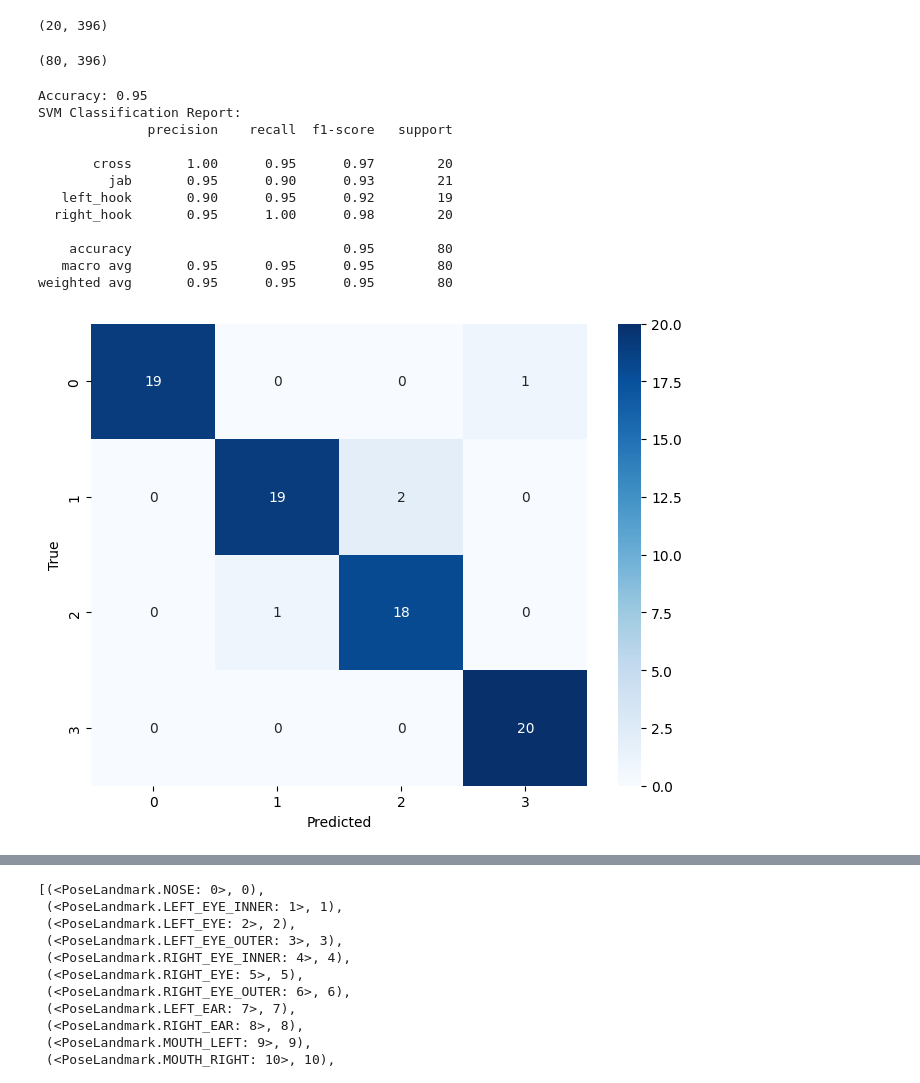
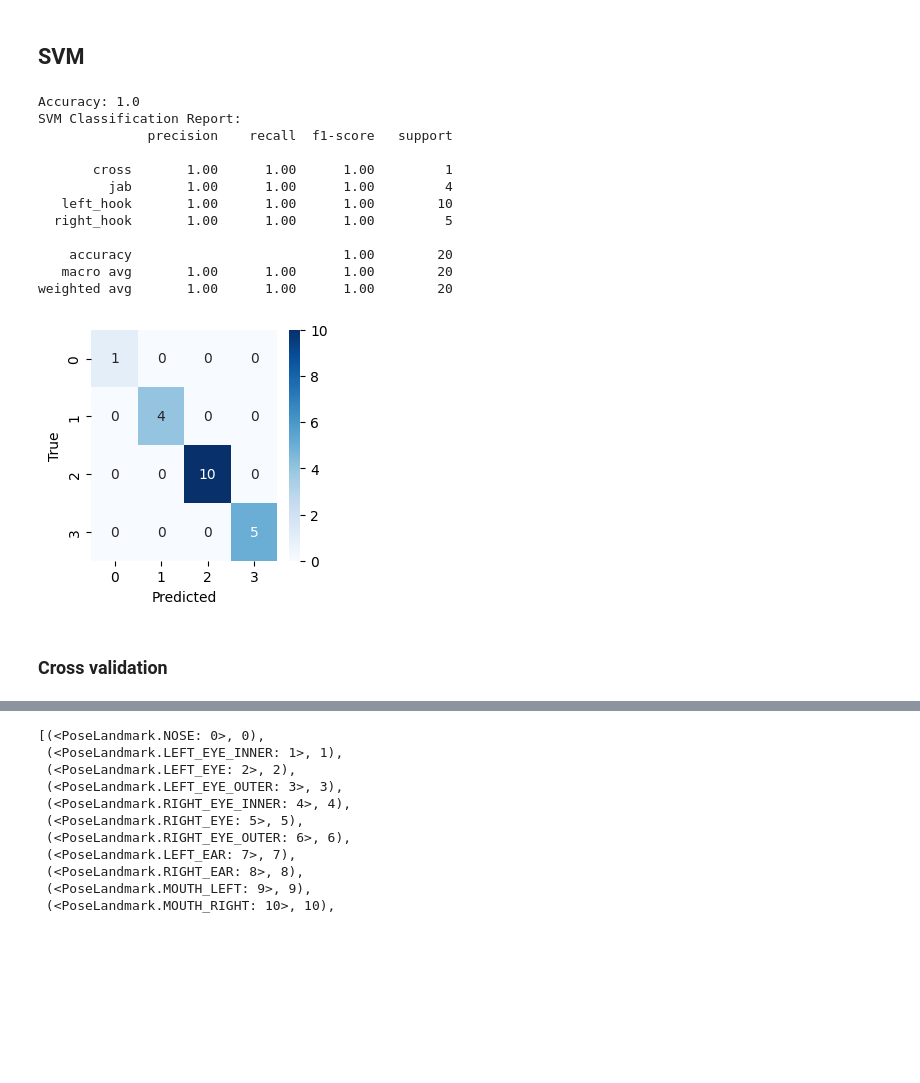
Before and after one commit to Alvie/computer-vision-coursework, a Jupyter notebook: mediapipe_test.ipynb, the cells around one changed output, grey strips where cells are left out. Drawn from its saved outputs; the diff is of its cells as text; code cells hidden in the pictures; blank space fills up the shorter version.

```diff
--- a/mediapipe_test.ipynb
+++ b/mediapipe_test.ipynb
@@ -79,10 +81,10 @@ for file in right_hook_color_files:
     X.append(landmarks)
     y.append('right_hook')
 
-# for file in random_color_files:
-#     load_data = np.load(file)
-#     color_data = load_data['arr_0']
-#     frames = extract_frames(color_data)
-#     landmarks = get_landmarks(frames)
-#     X.append(landmarks)
-#     y.append('random')
+for file in random_color_files:
+    load_data = np.load(file)
+    color_data = load_data['arr_0']
+    frames = extract_frames(color_data)
+    landmarks = get_landmarks(frames)
+    X.append(landmarks)
+    y.append('random')
@@ -89,16 +93,17 @@ for file in right_hook_color_files:
 # %%
 from sklearn.model_selection import train_test_split
+from sklearn.preprocessing import LabelEncoder
+from sklearn.utils import shuffle
+
 X = np.array(X)
 y = np.array(y)
-X_train, X_test, y_train, y_test = train_test_split(X, y, test_size=0.8, random_state=21)
+X, y = shuffle(X, y, random_state=0)
+
+label_encoder = LabelEncoder()
+encoded_labels = label_encoder.fit_transform(y)
+class_labels = label_encoder.classes_
+
+X_train, X_test, y_train, y_test = train_test_split(X, y, test_size=0.2)
-# %%
-X_train.shape
-# %% [output]
-(20, 396)
-# %%
-X_test.shape
-# %% [output]
-(80, 396)
 # %%
 from sklearn.model_selection import KFold
 from sklearn.model_selection import cross_val_score, cross_val_predict
@@ -110,4 +115,6 @@ def run_kfolds(model, x, y, splits):
     return scores, predict
+# %% [markdown]
+## SVM
 # %%
 from sklearn.svm import SVC
 from sklearn.metrics import accuracy_score, classification_report, confusion_matrix
@@ -115,41 +122,43 @@ import seaborn as sns
 from matplotlib import pyplot as plt
 
 SVM = SVC(kernel='linear')
 
 SVM.fit(X_train, y_train)
 y_pred = SVM.predict(X_test)
 
 # Calculate evaluation metrics
 accuracy = accuracy_score(y_test, y_pred)
 svm_report = classification_report(y_test, y_pred)
 
 # Display the evaluation metrics
 print("Accuracy:", accuracy)
 print("SVM Classification Report:")
 print(svm_report)
 
 cm = confusion_matrix(y_test, y_pred)
 # Get the class labels from LabelEncoder
 # class_labels = label_encoder.classes_
 
 # Display the confusion matrix as a heatmap
-plt.figure(figsize=(8, 6))
+plt.figure(figsize=(3,3))
 sns.heatmap(cm, annot=True, fmt='d', cmap='Blues')
 plt.xlabel('Predicted')
 plt.ylabel('True')
 plt.show()
 # %% [output]
-Accuracy: 0.95
+Accuracy: 1.0
 SVM Classification Report:
               precision    recall  f1-score   support
 
-       cross       1.00      0.95      0.97        20
-         jab       0.95      0.90      0.93        21
-   left_hook       0.90      0.95      0.92        19
-  right_hook       0.95      1.00      0.98        20
+       cross       1.00      1.00      1.00         1
+         jab       1.00      1.00      1.00         4
+   left_hook       1.00      1.00      1.00        10
+  right_hook       1.00      1.00      1.00         5
 
-    accuracy                           0.95        80
-   macro avg       0.95      0.95      0.95        80
-weighted avg       0.95      0.95      0.95        80
+    accuracy                           1.00        20
+   macro avg       1.00      1.00      1.00        20
+weighted avg       1.00      1.00      1.00        20
-[figure, old version]
+[figure, new version]
+# %% [markdown]
+### Cross validation
 # %%
```
Also changed, not shown: parts of 17 cells of this notebook, 5 other files.
